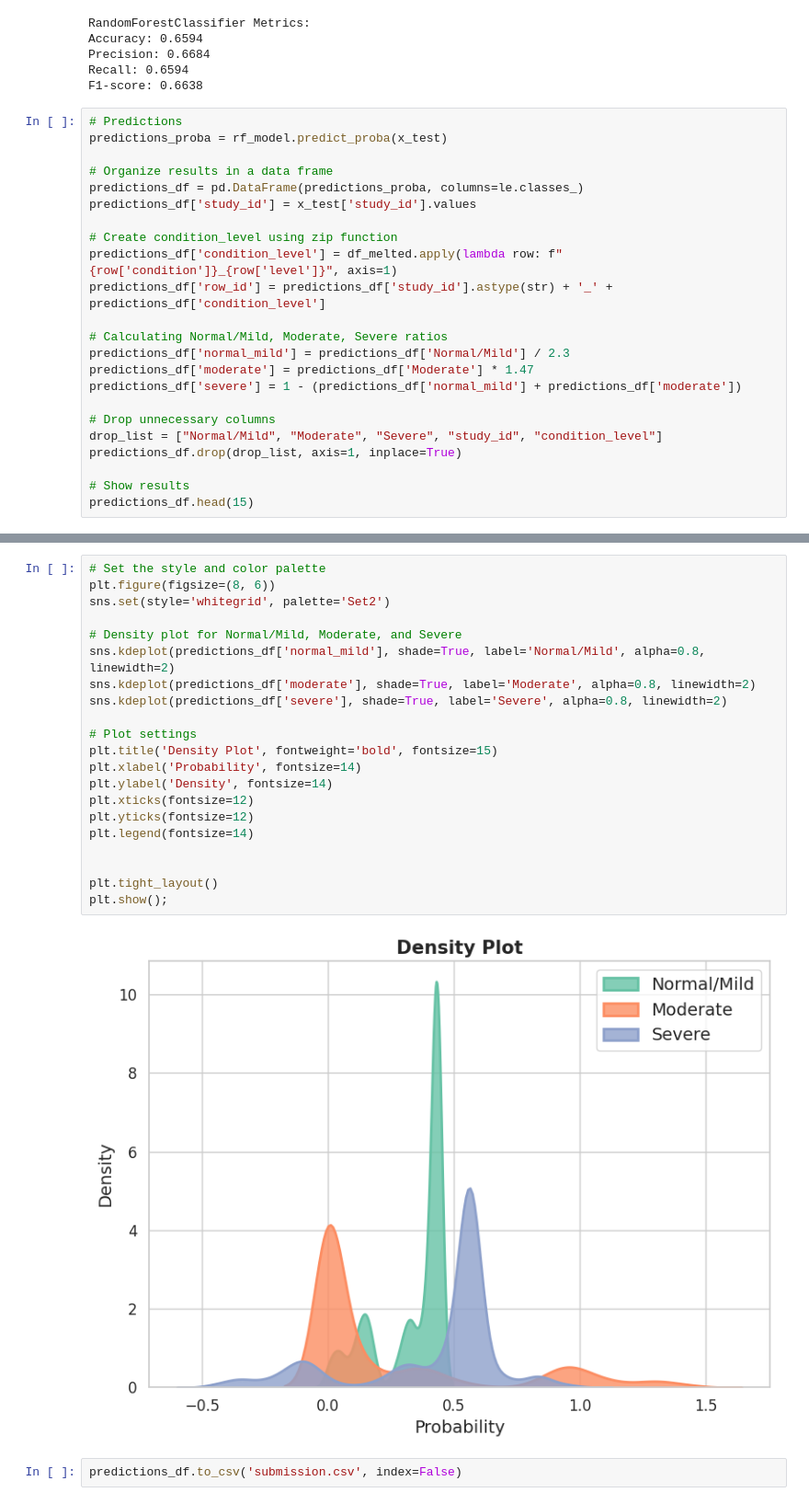
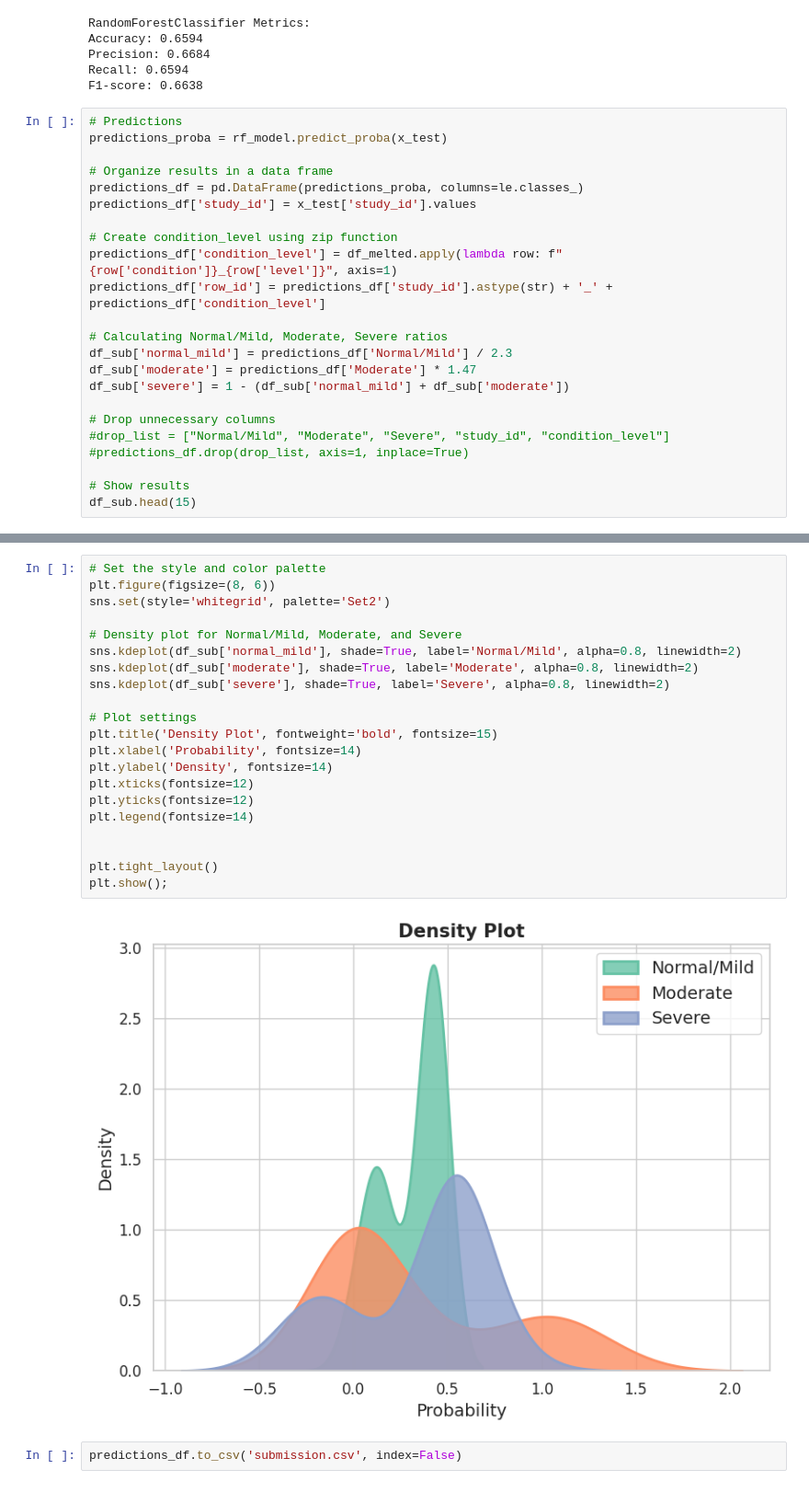
Before and after one commit to Hilalalpak/Machine-Learning, a Jupyter notebook: predictive-modelling-for-lumbar-spine-radiology.ipynb, the cells around one changed output, grey strips where cells are left out. Shown at 92% size. Drawn from its saved outputs; the diff is of its cells as text.

```diff
--- a/predictive-modelling-for-lumbar-spine-radiology.ipynb
+++ b/predictive-modelling-for-lumbar-spine-radiology.ipynb
@@ -409,15 +409,15 @@ predictions_df['condition_level'] = df_melted.apply(lambda row: f"{row['conditio
 predictions_df['row_id'] = predictions_df['study_id'].astype(str) + '_' + predictions_df['condition_level']
 
 # Calculating Normal/Mild, Moderate, Severe ratios
-predictions_df['normal_mild'] = predictions_df['Normal/Mild'] / 2.3
-predictions_df['moderate'] = predictions_df['Moderate'] * 1.47
-predictions_df['severe'] = 1 - (predictions_df['normal_mild'] + predictions_df['moderate'])
+df_sub['normal_mild'] = predictions_df['Normal/Mild'] / 2.3
+df_sub['moderate'] = predictions_df['Moderate'] * 1.47
+df_sub['severe'] = 1 - (df_sub['normal_mild'] + df_sub['moderate'])
 
 # Drop unnecessary columns
-drop_list = ["Normal/Mild", "Moderate", "Severe", "study_id", "condition_level"]
-predictions_df.drop(drop_list, axis=1, inplace=True)
+#drop_list = ["Normal/Mild", "Moderate", "Severe", "study_id", "condition_level"]
+#predictions_df.drop(drop_list, axis=1, inplace=True)
 
 # Show results
-predictions_df.head(15)
+df_sub.head(15)
 # %% [output]
 |  | row_id | normal_mild | moderate | severe |
@@ -439,26 +439,26 @@ predictions_df.head(15)
 # %%
 # Set the style and color palette
 plt.figure(figsize=(8, 6))
 sns.set(style='whitegrid', palette='Set2')
 
 # Density plot for Normal/Mild, Moderate, and Severe
-sns.kdeplot(predictions_df['normal_mild'], shade=True, label='Normal/Mild', alpha=0.8, linewidth=2)
-sns.kdeplot(predictions_df['moderate'], shade=True, label='Moderate', alpha=0.8, linewidth=2)
-sns.kdeplot(predictions_df['severe'], shade=True, label='Severe', alpha=0.8, linewidth=2)
+sns.kdeplot(df_sub['normal_mild'], shade=True, label='Normal/Mild', alpha=0.8, linewidth=2)
+sns.kdeplot(df_sub['moderate'], shade=True, label='Moderate', alpha=0.8, linewidth=2)
+sns.kdeplot(df_sub['severe'], shade=True, label='Severe', alpha=0.8, linewidth=2)
 
 # Plot settings
 plt.title('Density Plot', fontweight='bold', fontsize=15)
 plt.xlabel('Probability', fontsize=14)
 plt.ylabel('Density', fontsize=14)
 plt.xticks(fontsize=12)
 plt.yticks(fontsize=12)
 plt.legend(fontsize=14)
 
 
 plt.tight_layout()
 plt.show();
 # %% [output]
-[figure, old version]
+[figure, new version]
 # %%
 predictions_df.to_csv('submission.csv', index=False)
 # %% [markdown]
```
Also changed, not shown: parts of 2 cells of this notebook.
